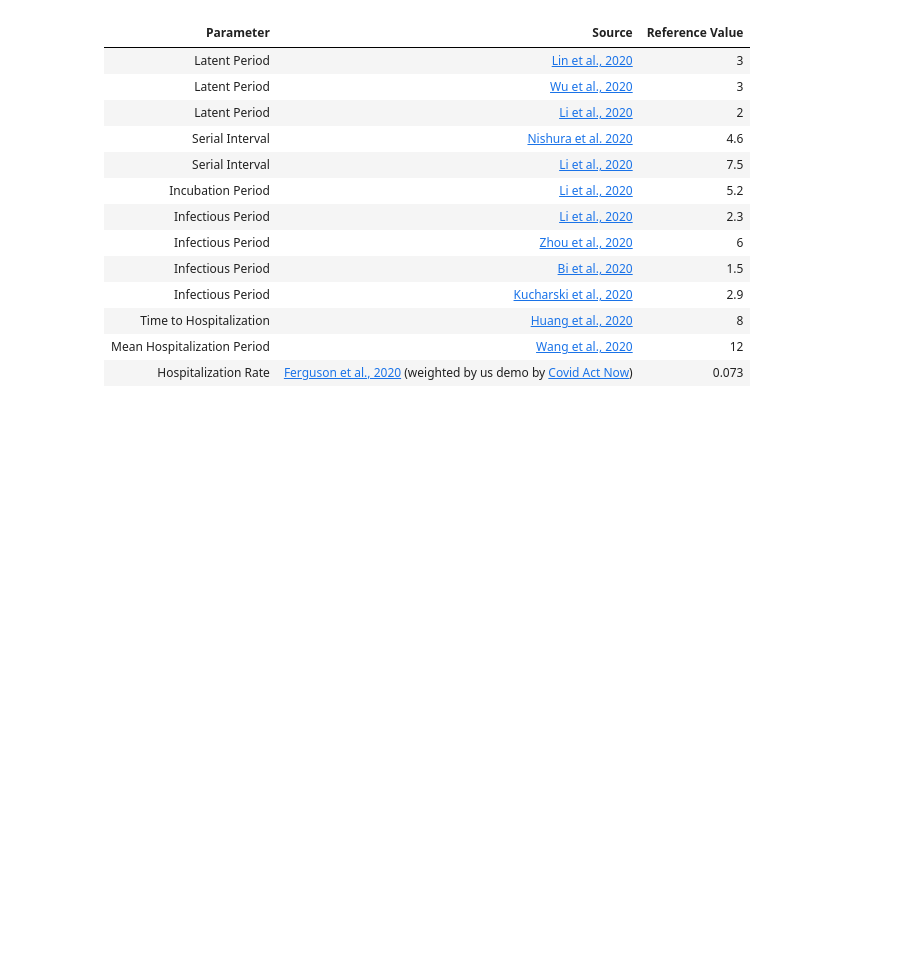
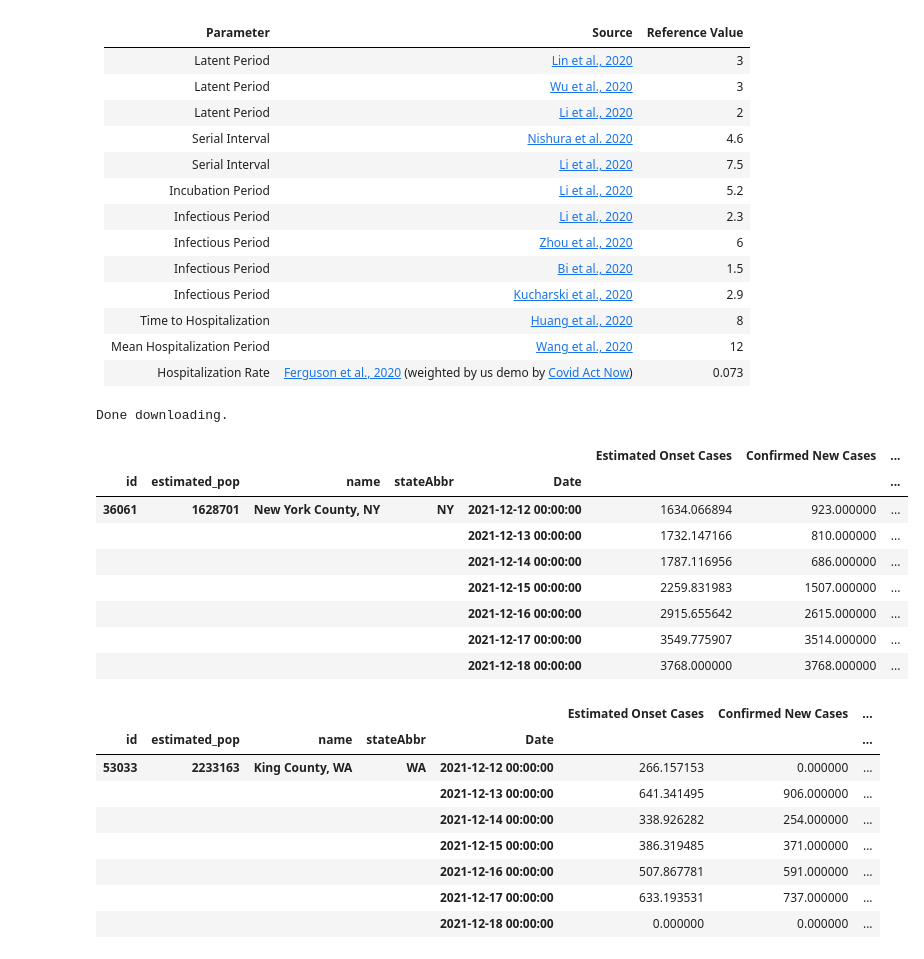
Before and after one commit to speediedan/covid19, a Jupyter notebook: covid19_county_level_EDA.ipynb, the cells around one changed output. Saved outputs shown, nothing was run; the diff lists cells and outputs as text; code cells hidden in the pictures; blank space fills up the shorter version.

```diff
--- a/covid19_county_level_EDA.ipynb
+++ b/covid19_county_level_EDA.ipynb
@@ -56,3 +55,52 @@ covid_delta_df, updated = build_latest_case_data()
+# %%
+# Build/Update Core Case Data
+# test override eda_tmp_dir for a new feature branch
+def reset_stage_paths(eda_tmp: str) -> None:
+    eda_tmp_dir = eda_tmp
+    config.ds_meta = Path(f"{eda_tmp_dir}/ds_meta.json")
+    config.repo_patient_onset_zip = Path(f"{eda_tmp_dir}/latestdata.tar.gz")
+    config.repo_patient_onset_csv = Path(f"{eda_tmp_dir}/latestdata.csv")
+    config.latest_case_data_zip = Path(f"{eda_tmp_dir}/latest_case_data.tar.gz")
+    config.county_rt_calc_zip = Path(f"{eda_tmp_dir}/latest_county_rt_data.tar.gz")
+    config.county_covid_explorer_tags = Path(f"{eda_tmp_dir}/county_covid_explorer_tags.html")
+    config.choro_covid_explorer_tags = Path(f"{eda_tmp_dir}/choropleth_covid_explorer_tags.html")
+    config.national_layout_png_tmp = Path(f"{eda_tmp_dir}/national_layout_tmp.png")
+    config.cpath_counties_zip = Path(f"{eda_tmp_dir}/cpath_counties_df.tar.gz")
+    config.exported_rtdf_json = Path(f"{eda_tmp_dir}/rtdf_export_json.tar.gz")
+    config.exported_rtdf_csv = Path(f"{eda_tmp_dir}/rtdf_export_csv.tar.gz")
+branch_name = "local_eda"
+config.eda_tmp_dir = f"{os.environ['HOME']}/datasets/covid19/{branch_name}"
+reset_stage_paths(config.eda_tmp_dir)
+covid_delta_df, updated = build_latest_case_data()
+# %% [output]
+Done downloading.
+# %%
+# explore specific counties in more detail...
+target_counties = ['New York County, NY', 'King County, WA']
+time_delta = 8
+for c in target_counties:
+    s = covid_delta_df[(covid_delta_df.index.get_level_values('name') == c) & (covid_delta_df.index.get_level_values('Date') >  (datetime.datetime.today() - datetime.timedelta(time_delta)))]
+    s = s.style.apply(covid_utils.color_mask, subset=['2nd_order_growth'], thresh=0.0)
+    display(s)
+# %% [output]
+|  |  |  |  |  | Estimated Onset Cases | Confirmed New Cases | ... |
+| id | estimated_pop | name | stateAbbr | Date |  |  | ... |
+| 36061 | 1628701 | New York County, NY | NY | 2021-12-12 00:00:00 | 1634.066894 | 923.000000 | ... |
+|  |  |  |  | 2021-12-13 00:00:00 | 1732.147166 | 810.000000 | ... |
+|  |  |  |  | 2021-12-14 00:00:00 | 1787.116956 | 686.000000 | ... |
+|  |  |  |  | 2021-12-15 00:00:00 | 2259.831983 | 1507.000000 | ... |
+|  |  |  |  | 2021-12-16 00:00:00 | 2915.655642 | 2615.000000 | ... |
+|  |  |  |  | 2021-12-17 00:00:00 | 3549.775907 | 3514.000000 | ... |
+|  |  |  |  | 2021-12-18 00:00:00 | 3768.000000 | 3768.000000 | ... |
+|  |  |  |  |  | Estimated Onset Cases | Confirmed New Cases | ... |
+| id | estimated_pop | name | stateAbbr | Date |  |  | ... |
+| 53033 | 2233163 | King County, WA | WA | 2021-12-12 00:00:00 | 266.157153 | 0.000000 | ... |
+|  |  |  |  | 2021-12-13 00:00:00 | 641.341495 | 906.000000 | ... |
+|  |  |  |  | 2021-12-14 00:00:00 | 338.926282 | 254.000000 | ... |
+|  |  |  |  | 2021-12-15 00:00:00 | 386.319485 | 371.000000 | ... |
+|  |  |  |  | 2021-12-16 00:00:00 | 507.867781 | 591.000000 | ... |
+|  |  |  |  | 2021-12-17 00:00:00 | 633.193531 | 737.000000 | ... |
+|  |  |  |  | 2021-12-18 00:00:00 | 0.000000 | 0.000000 | ... |
 # %%
 # Update Effective R Estimates
 # Bayesian Rt Estimation
```
Also changed, not shown: parts of 4 cells of this notebook, 2 other files.
